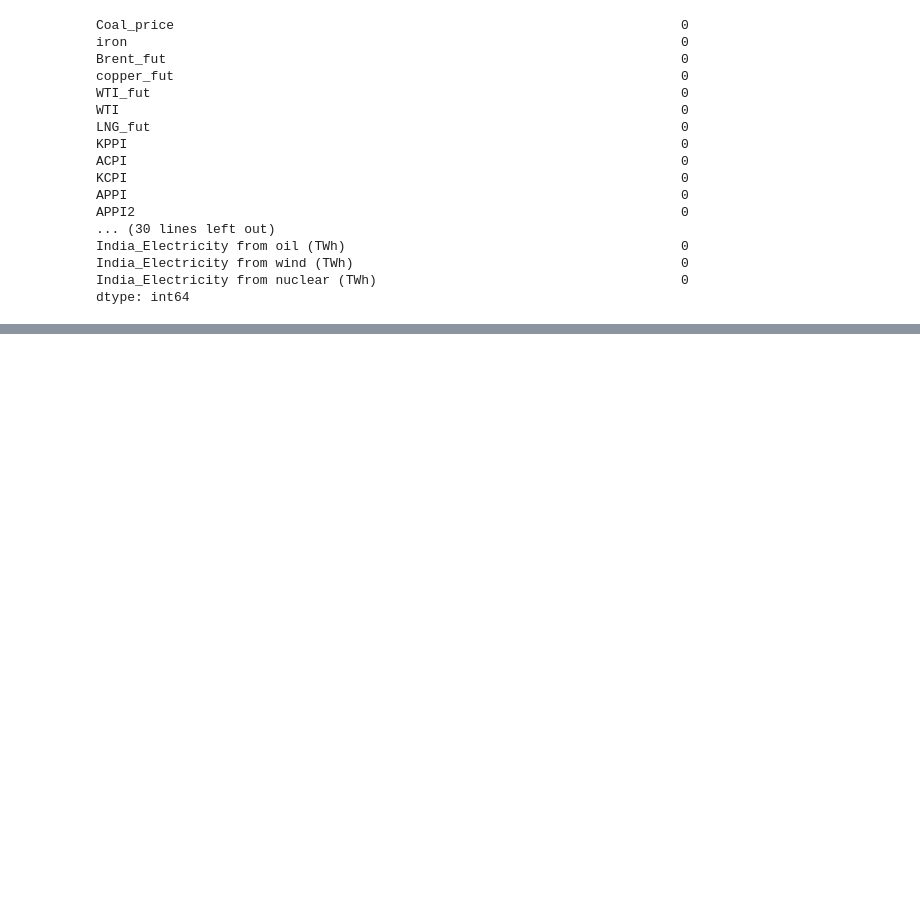
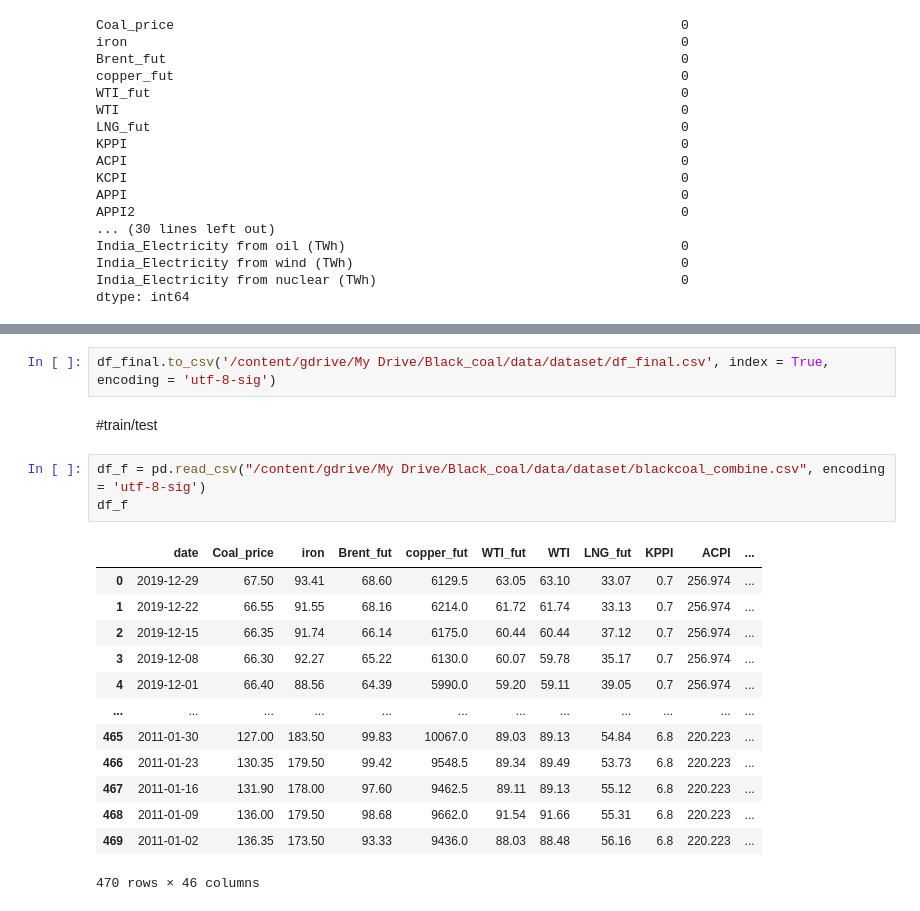
Before and after one commit to DoSungjin/black_coal_price, a Jupyter notebook: blackcoal_combine.ipynb, the cells around one changed output, grey strips where cells are left out. Saved outputs shown, nothing was run; the diff lists cells and outputs as text; blank space fills up the shorter version.

```diff
--- a/blackcoal_combine.ipynb
+++ b/blackcoal_combine.ipynb
@@ -596,0 +666,21 @@ dtype: int64
+# %%
+df_final.to_csv('/content/gdrive/My Drive/Black_coal/data/dataset/df_final.csv', index = True, encoding = 'utf-8-sig')
+# %% [markdown]
+#train/test
+# %%
+df_f = pd.read_csv("/content/gdrive/My Drive/Black_coal/data/dataset/blackcoal_combine.csv", encoding = 'utf-8-sig')
+df_f
+# %% [output]
+|  | date | Coal_price | iron | Brent_fut | copper_fut | WTI_fut | WTI | LNG_fut | KPPI | ACPI | ... |
+| 0 | 2019-12-29 | 67.50 | 93.41 | 68.60 | 6129.5 | 63.05 | 63.10 | 33.07 | 0.7 | 256.974 | ... |
+| 1 | 2019-12-22 | 66.55 | 91.55 | 68.16 | 6214.0 | 61.72 | 61.74 | 33.13 | 0.7 | 256.974 | ... |
+| 2 | 2019-12-15 | 66.35 | 91.74 | 66.14 | 6175.0 | 60.44 | 60.44 | 37.12 | 0.7 | 256.974 | ... |
+| 3 | 2019-12-08 | 66.30 | 92.27 | 65.22 | 6130.0 | 60.07 | 59.78 | 35.17 | 0.7 | 256.974 | ... |
+| 4 | 2019-12-01 | 66.40 | 88.56 | 64.39 | 5990.0 | 59.20 | 59.11 | 39.05 | 0.7 | 256.974 | ... |
+| ... | ... | ... | ... | ... | ... | ... | ... | ... | ... | ... | ... |
+| 465 | 2011-01-30 | 127.00 | 183.50 | 99.83 | 10067.0 | 89.03 | 89.13 | 54.84 | 6.8 | 220.223 | ... |
+| 466 | 2011-01-23 | 130.35 | 179.50 | 99.42 | 9548.5 | 89.34 | 89.49 | 53.73 | 6.8 | 220.223 | ... |
+| 467 | 2011-01-16 | 131.90 | 178.00 | 97.60 | 9462.5 | 89.11 | 89.13 | 55.12 | 6.8 | 220.223 | ... |
+| 468 | 2011-01-09 | 136.00 | 179.50 | 98.68 | 9662.0 | 91.54 | 91.66 | 55.31 | 6.8 | 220.223 | ... |
+| 469 | 2011-01-02 | 136.35 | 173.50 | 93.33 | 9436.0 | 88.03 | 88.48 | 56.16 | 6.8 | 220.223 | ... |
+470 rows × 46 columns
```
Also changed, not shown: parts of 17 cells of this notebook.
